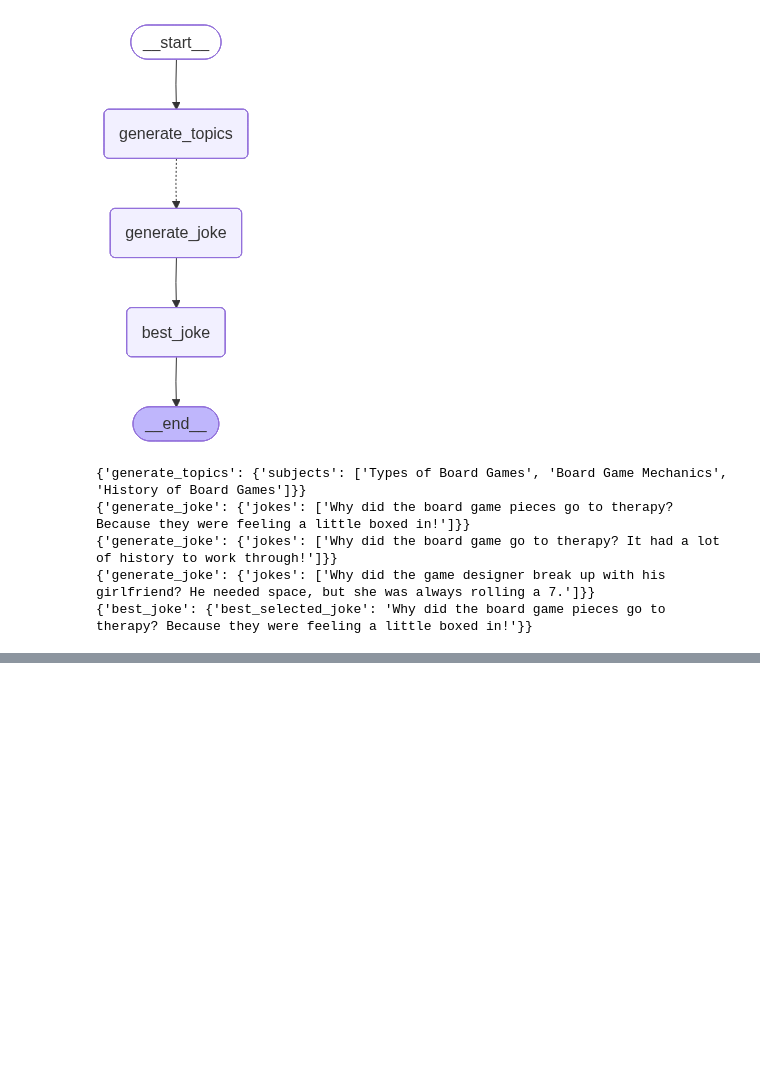
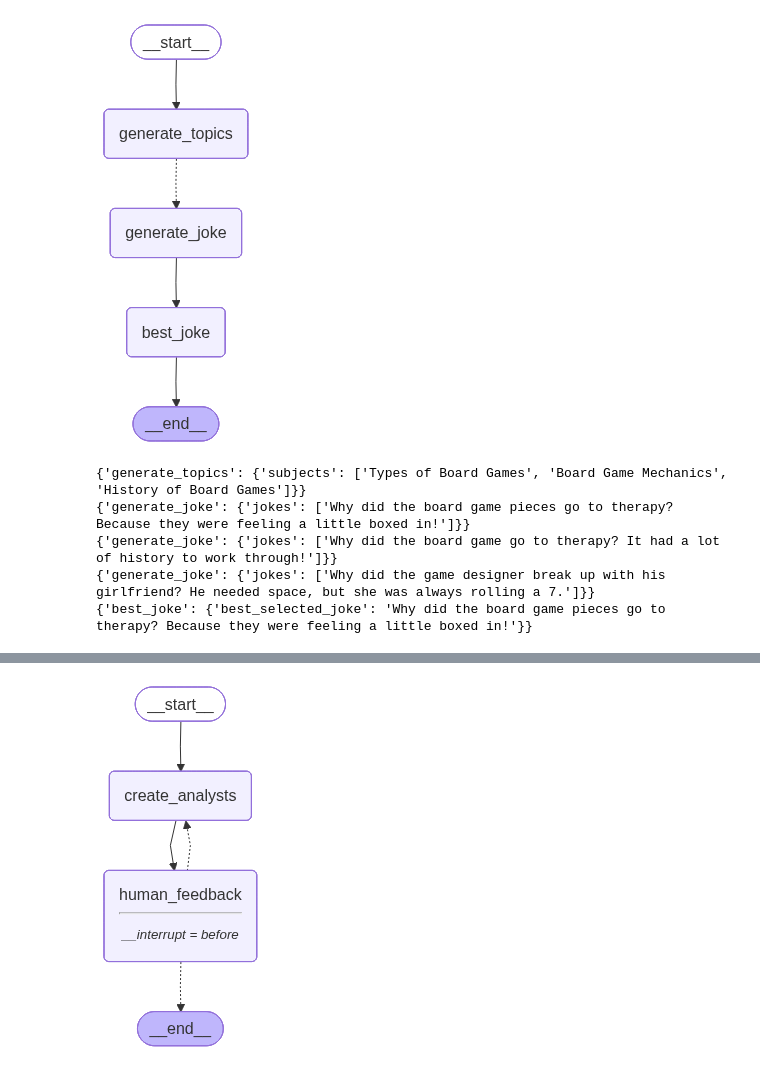
Before and after one commit to minimartzz/learning, a Jupyter notebook: agents/langgraph/04_building_assistant.ipynb, the cells around one changed output, grey strips where cells are left out. Saved outputs shown, nothing was run; the diff lists cells and outputs as text; code cells hidden in the pictures; blank space fills up the shorter version.

Commit message:
[UPDATE] Started on research agent

```diff
--- a/agents/langgraph/04_building_assistant.ipynb
+++ b/agents/langgraph/04_building_assistant.ipynb
@@ -500,0 +537,25 @@ for s in app.stream({"topic": "board games"}):
+# %%
+# Define states
+class Analyst(BaseModel):
+    affliation: str = Field(description="Primary affilisation of the analyst")
+    name: str = Field(description="Name of the analyst")
+    role: str = Field(description="Role of the analyst in the context of the topic")
+    description: str = Field(
+        description="Description of the analyst focus, concerns and motives"
+    )
+
+    @property
+    def persona(self) -> str:
+        return f"Name: {self.name}\nRole: {self.role}\n Affiliation: {self.affliation}" \
+               f"\nDescription: {self.description}\n"
+
+class Perspectives(BaseModel):
+    analysts: List[Analyst] = Field(
+        description="List of analysts with roles and affiliations"
+    )
+
+class GenerateAnalystsState(TypedDict):
+    topic: str                  # Research topic
+    max_analysts: int           # Number of analysts
+    human_analyst_feedback: str # Human feedback
+    analysts: List[Analyst]     # Analysts asking questions
@@ -501,3 +614,25 @@ for s in app.stream({"topic": "board games"}):
+# %%
+builder = StateGraph(GenerateAnalystsState)
+builder.add_node("create_analysts", create_analysts)
+builder.add_node("human_feedback", human_feedback)
+
+builder.add_edge(START, "create_analysts")
+builder.add_edge("create_analysts", "human_feedback")
+builder.add_conditional_edges(
+    "human_feedback",
+    should_continue,
+    ["create_analysts", END]
+)
+
+memory = MemorySaver()
+graph = builder.compile(
+    checkpointer=memory,
+    interrupt_before=['human_feedback']
+)
+
+display(Image(graph.get_graph(xray=1).draw_mermaid_png()))
+# %% [output]
+[figure, added]
 # %%
 %load_ext watermark
 %watermark
```
Also changed, not shown: parts of 5 cells of this notebook.
